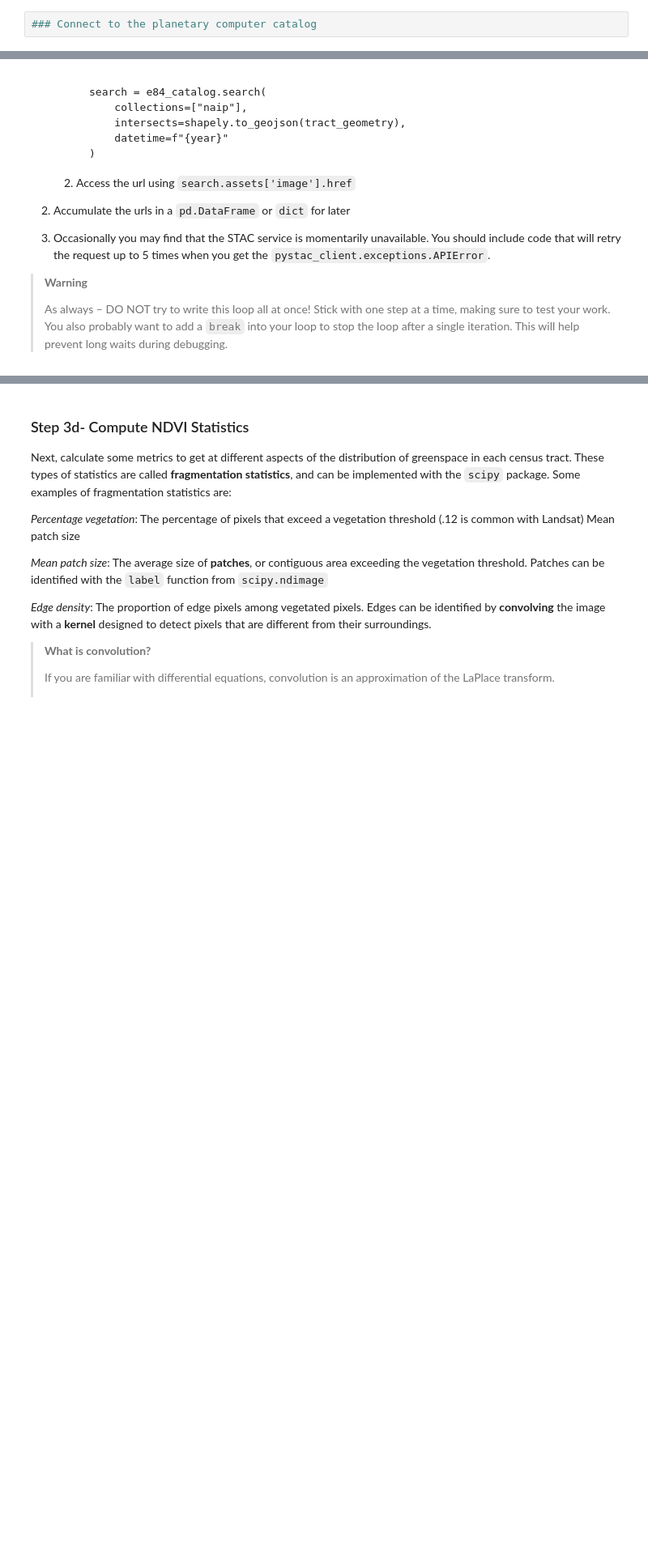
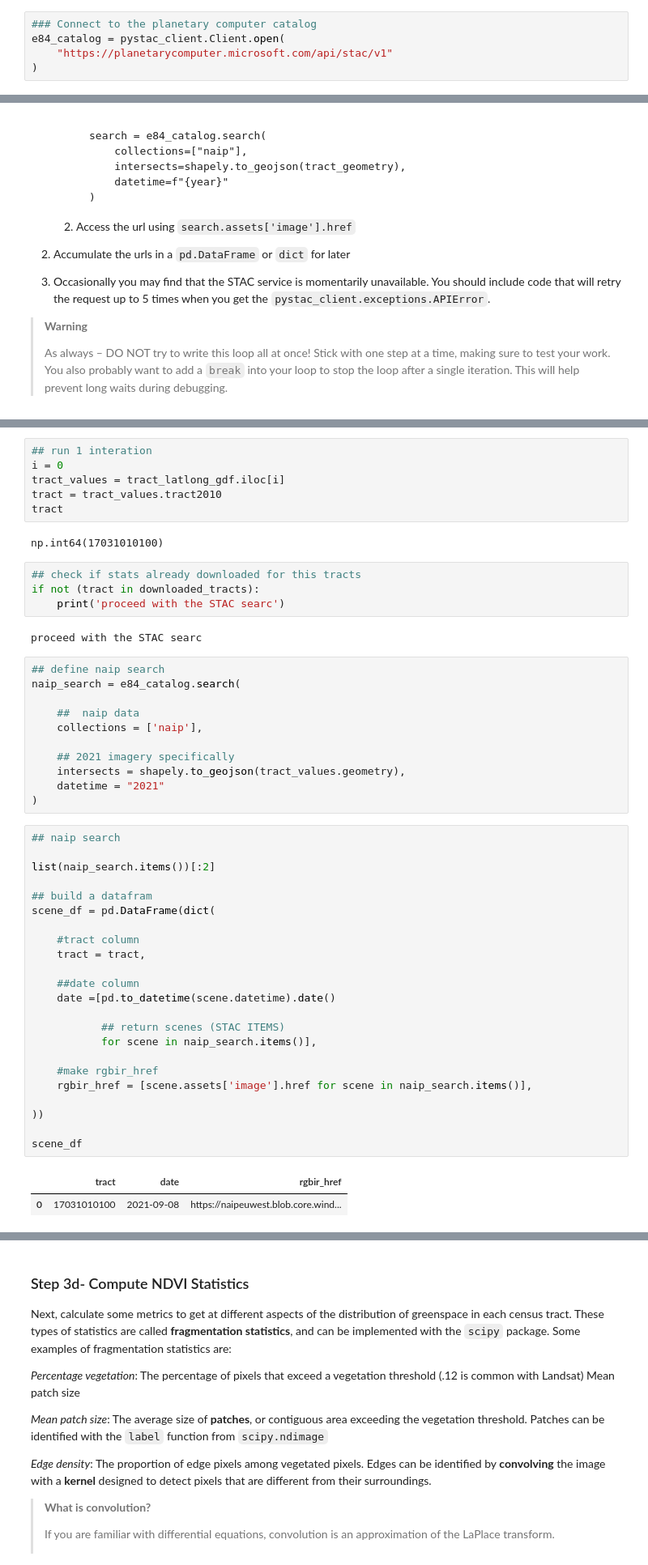
Before and after one commit to earthlab-education/spring-01-urban-greenspace-big-data-hellafolk, a Jupyter notebook: big-data.ipynb, the cells around one changed output, grey strips where cells are left out. Shown at 81% size. Saved outputs shown, nothing was run; the diff lists cells and outputs as text; blank space fills up the shorter version.

```diff
--- a/big-data.ipynb
+++ b/big-data.ipynb
@@ -297,6 +389,9 @@ class="sourceCode python"><code class="sourceCode python"><span id="cb1-1"><a hr
 <span id="cb1-3"><a href="#cb1-3" aria-hidden="true" tabindex="-1"></a>)</span></code></pre></div></div></div>
 # %%
 ### Connect to the planetary computer catalog
+e84_catalog = pystac_client.Client.open(
+    "https://planetarycomputer.microsoft.com/api/stac/v1"
+)
 # %% [markdown]
 <link rel="stylesheet" type="text/css" href="./assets/styles.css"><div class="callout callout-style-default callout-titled callout-task"><div class="callout-header"><div class="callout-icon-container"><i class="callout-icon"></i></div><div class="callout-title-container flex-fill">Try It</div></div><div class="callout-body-container callout-body"><ol type="1">
 <li><p>Using a loop, for each Census Tract:</p>
@@ -364,0 +477,51 @@ times when you get the
+# %%
+## run 1 interation
+i = 0
+tract_values = tract_latlong_gdf.iloc[i]
+tract = tract_values.tract2010
+tract
+# %% [output]
+np.int64(17031010100)
+# %%
+## check if stats already downloaded for this tracts
+if not (tract in downloaded_tracts):
+    print('proceed with the STAC searc')
+# %% [output]
+proceed with the STAC searc
+# %%
+## define naip search
+naip_search = e84_catalog.search(
+
+    ##  naip data
+    collections = ['naip'],
+
+    ## 2021 imagery specifically
+    intersects = shapely.to_geojson(tract_values.geometry),
+    datetime = "2021"
+)
+# %%
+## naip search
+
+list(naip_search.items())[:2]
+
+## build a datafram
+scene_df = pd.DataFrame(dict(
+
+    #tract column
+    tract = tract,
+
+    ##date column
+    date =[pd.to_datetime(scene.datetime).date()
+
+           ## return scenes (STAC ITEMS)
+           for scene in naip_search.items()],
+
+    #make rgbir_href
+    rgbir_href = [scene.assets['image'].href for scene in naip_search.items()],
+
+))
+
+scene_df
+# %% [output]
+|  | tract | date | rgbir_href |
+| 0 | 17031010100 | 2021-09-08 | https://naipeuwest.blob.core.wind... |
```
Also changed, not shown: parts of 8 cells of this notebook.
